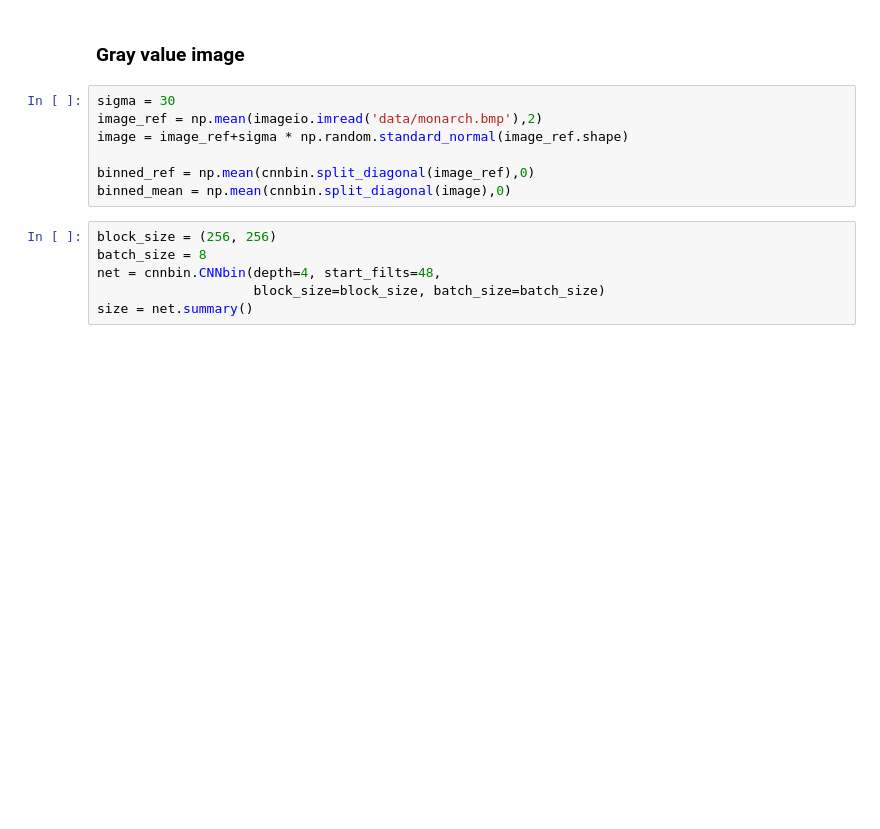
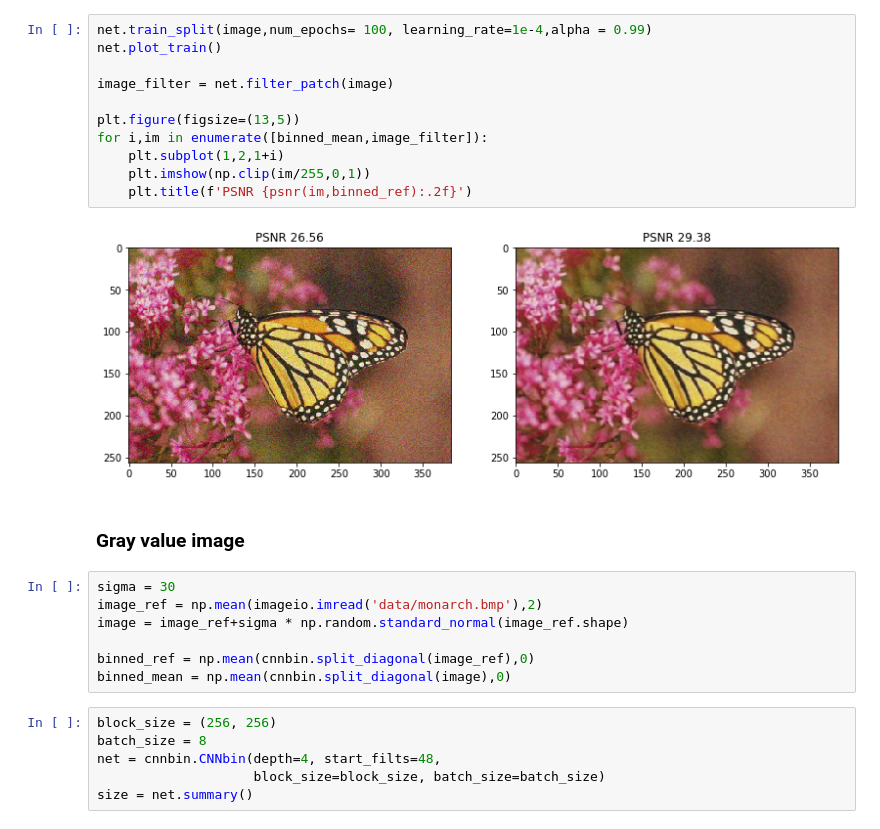
Before and after one commit to axarekma/CNN_bin, a Jupyter notebook: image_example.ipynb, the cells around one changed output. Saved outputs shown, nothing was run; the diff lists cells and outputs as text; blank space fills up the shorter version.

```diff
--- a/image_example.ipynb
+++ b/image_example.ipynb
@@ -16,3 +51,16 @@ The autoreload extension is already loaded. To reload it, use:
+# %%
+net.train_split(image,num_epochs= 100, learning_rate=1e-4,alpha = 0.99)
+net.plot_train()
+
+image_filter = net.filter_patch(image)
+
+plt.figure(figsize=(13,5))
+for i,im in enumerate([binned_mean,image_filter]):
+    plt.subplot(1,2,1+i)
+    plt.imshow(np.clip(im/255,0,1))
+    plt.title(f'PSNR {psnr(im,binned_ref):.2f}')
+# %% [output]
+[figure, added]
 # %% [markdown]
 ### Gray value image
 # %%
```
Also changed, not shown: parts of 14 cells of this notebook, 9 other files.
